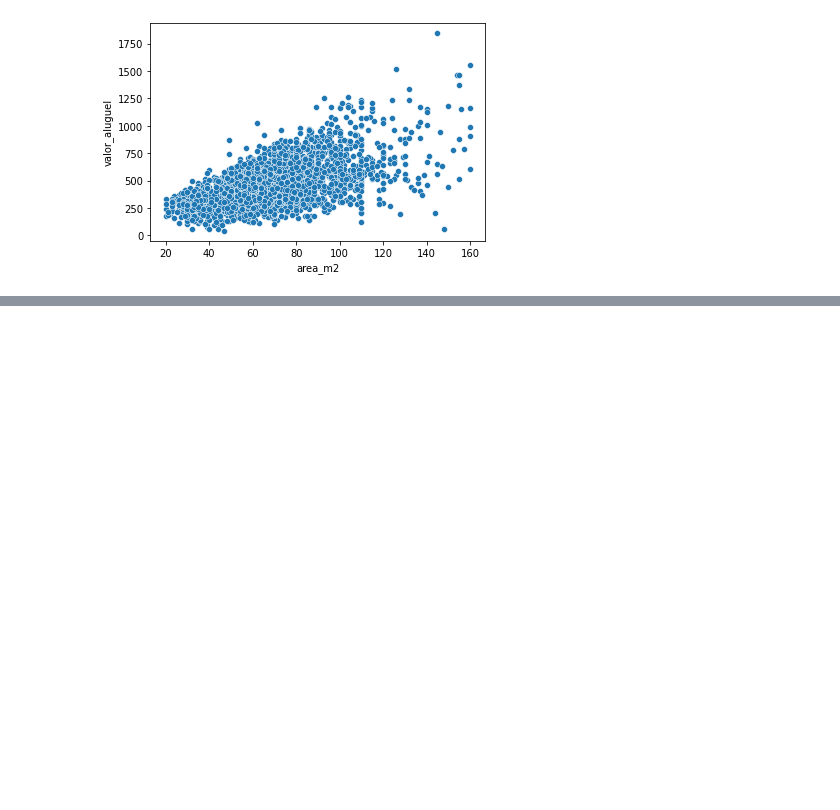
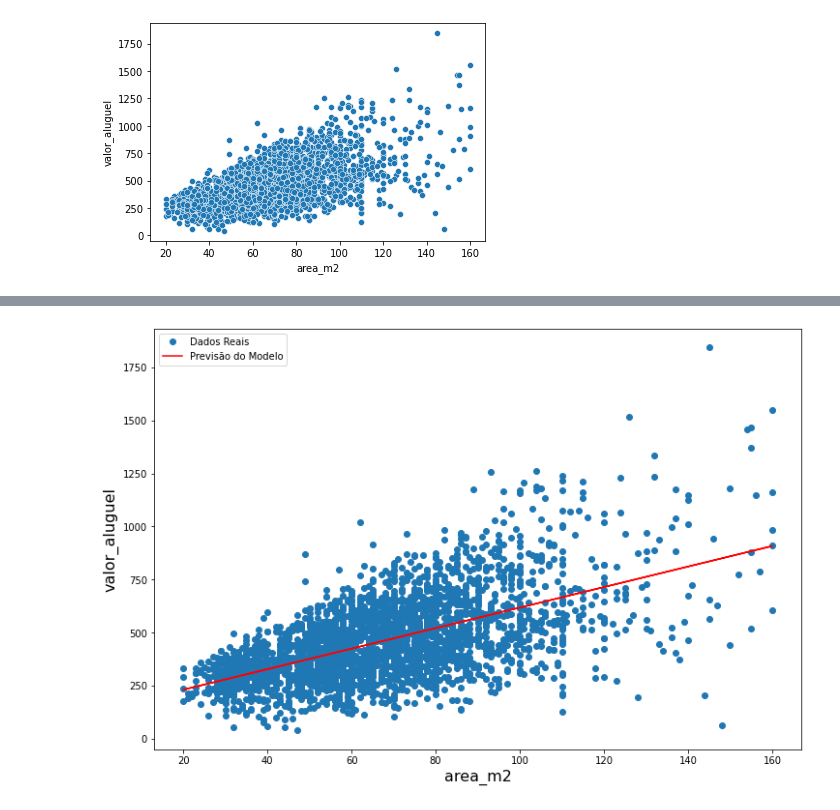
Before and after one commit to diegopereiracalcadadev/python_dsa_fundamentals, a Jupyter notebook: jupyter_notebooks/Cap14/Tentativa_DC.ipynb, the cells around one changed output, grey strips where cells are left out. Saved outputs shown, nothing was run; the diff lists cells and outputs as text; code cells hidden in the pictures; blank space fills up the shorter version.

```diff
--- a/jupyter_notebooks/Cap14/Tentativa_DC.ipynb
+++ b/jupyter_notebooks/Cap14/Tentativa_DC.ipynb
@@ -55,3 +55,17 @@ sns.scatterplot(data=df, x="area_m2", y="valor_aluguel", h)
 # %% [output]
 <Axes: xlabel='area_m2', ylabel='valor_aluguel'>
 [figure]
+# %%
+# OLS (Ordinary Least Squares / Mínimo Quadrados Ordinários) - Regressão linear
+
+y = df["valor_aluguel"]
+X = df["area_m2"]
+X = sm.add_constant(X)
+
+# Criando o modelo
+modelo = sm.OLS(y, X)
+
+# Treinando-o
+resultado = modelo.fit()
+
+resultado.summary()
@@ -57,0 +102,11 @@ sns.scatterplot(data=df, x="area_m2", y="valor_aluguel", h)
+# %%
+# Plot
+plt.figure(figsize=(12, 8))
+plt.xlabel("area_m2", size=16)
+plt.ylabel("valor_aluguel", size=16)
+plt.plot(X["area_m2"], y, "o", label = "Dados Reais" )
+plt.plot(X["area_m2"], resultado.fittedvalues, "-r", label = "Previsão do Modelo")
+plt.legend(loc = "best")
+plt.show()
+# %% [output]
+[figure, added]
```
Also changed, not shown: parts of 2 cells of this notebook.
